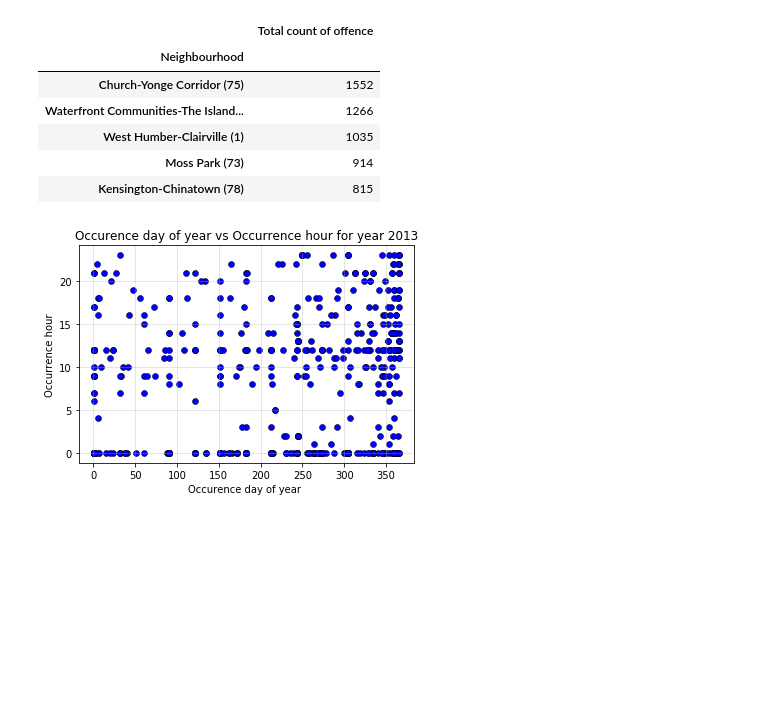
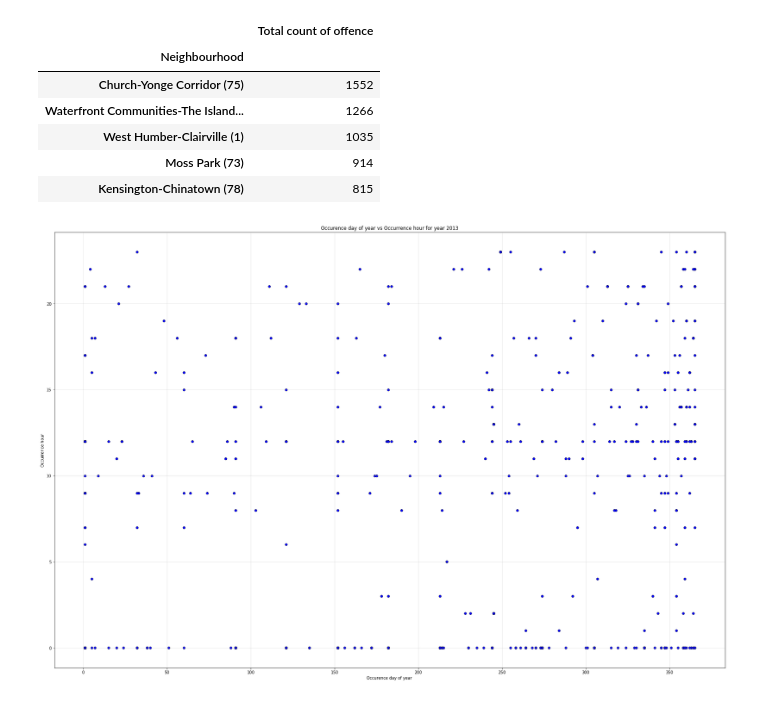
Before and after one commit to NitinMadaan/TDOT-Project, a Jupyter notebook: Project1.ipynb, the cells around one changed output. Drawn from its saved outputs; the diff is of its cells as text; code cells hidden in the pictures; blank space fills up the shorter version.

```diff
--- a/Project1.ipynb
+++ b/Project1.ipynb
@@ -318,13 +334,14 @@ unsafe_Place.head()
 | Kensington-Chinatown (78) | 815 |
 # %%
 #Scatter plot Occurencedayofyear and occurencehour for one year
+plt.figure(figsize=(30,20))
 crime1=Crime_DF.loc[Crime_DF["occurrenceyear"]==2013,["occurrencedayofyear","occurrencehour"]]
 crime_d1=pd.DataFrame(crime1)
 plt.scatter(crime_d1["occurrencedayofyear"],crime_d1["occurrencehour"],linewidths = 0.5, edgecolors = 'black', color = 'blue')
 # Orient widths. Add labels, tick marks, etc.
 plt.title("Occurence day of year vs Occurrence hour for year 2013")
 plt.xlabel("Occurence day of year ")
 plt.ylabel("Occurrence hour")
 plt.grid(alpha = .4)
 # %% [output]
-[figure, old version]
+[figure, new version]
```
Also changed, not shown: parts of 4 cells of this notebook.
